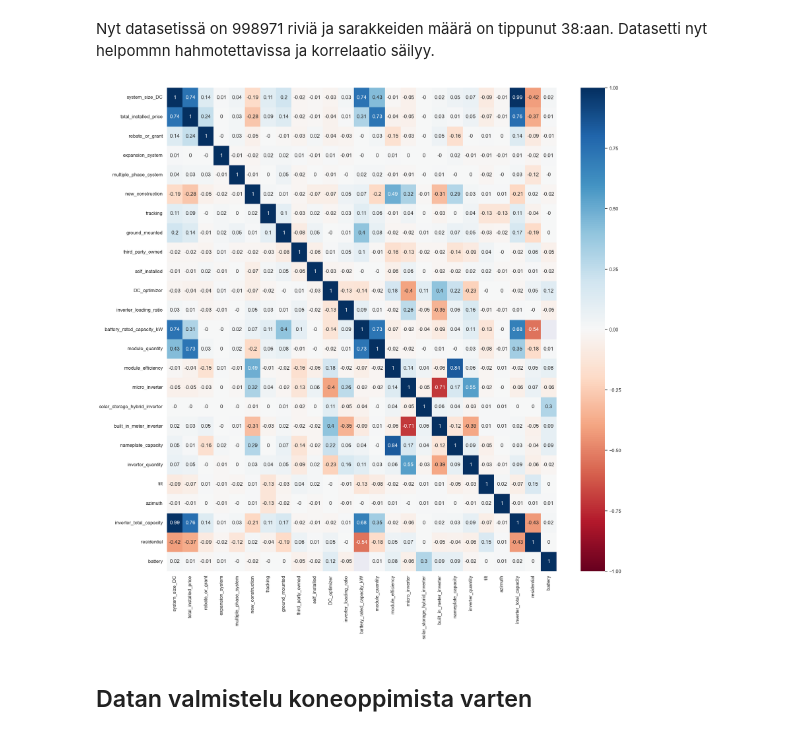
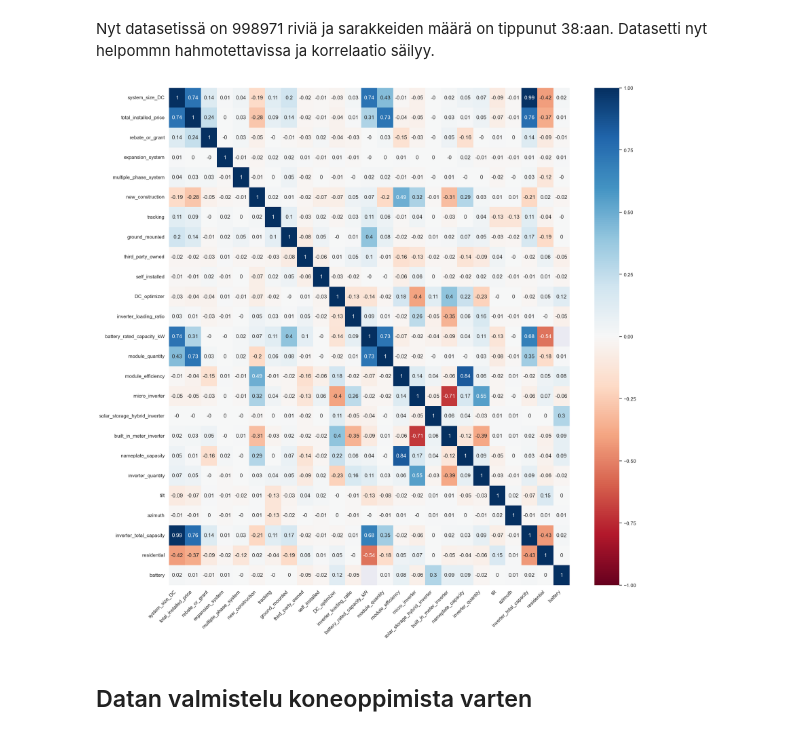
Before and after one commit to klehik/AI-DA-Projekti, a Jupyter notebook: datan_esikasittely.ipynb, the cells around one changed output. Drawn from its saved outputs; the diff is of its cells as text; code cells hidden in the pictures.

```diff
--- a/datan_esikasittely.ipynb
+++ b/datan_esikasittely.ipynb
@@ -220,11 +221,12 @@ Nyt datasetissä on 998971 riviä ja sarakkeiden määrä on tippunut 38:aan. Da
 # %%
 sns.set(rc={'figure.figsize':(20,20)})
 corr = d.corr()
 corr = corr.round(2)
 sns.heatmap(corr, cmap='RdBu', vmin=-1, vmax=1, annot=True)
+plt.xticks(rotation=45,ha="right")
 plt.show()
 # %% [output]
-[figure, old version]
+[figure, new version]
 # %% [markdown]
 ## Datan valmistelu koneoppimista varten
 # %% [markdown]
```
Also changed, not shown: parts of 4 cells of this notebook.
